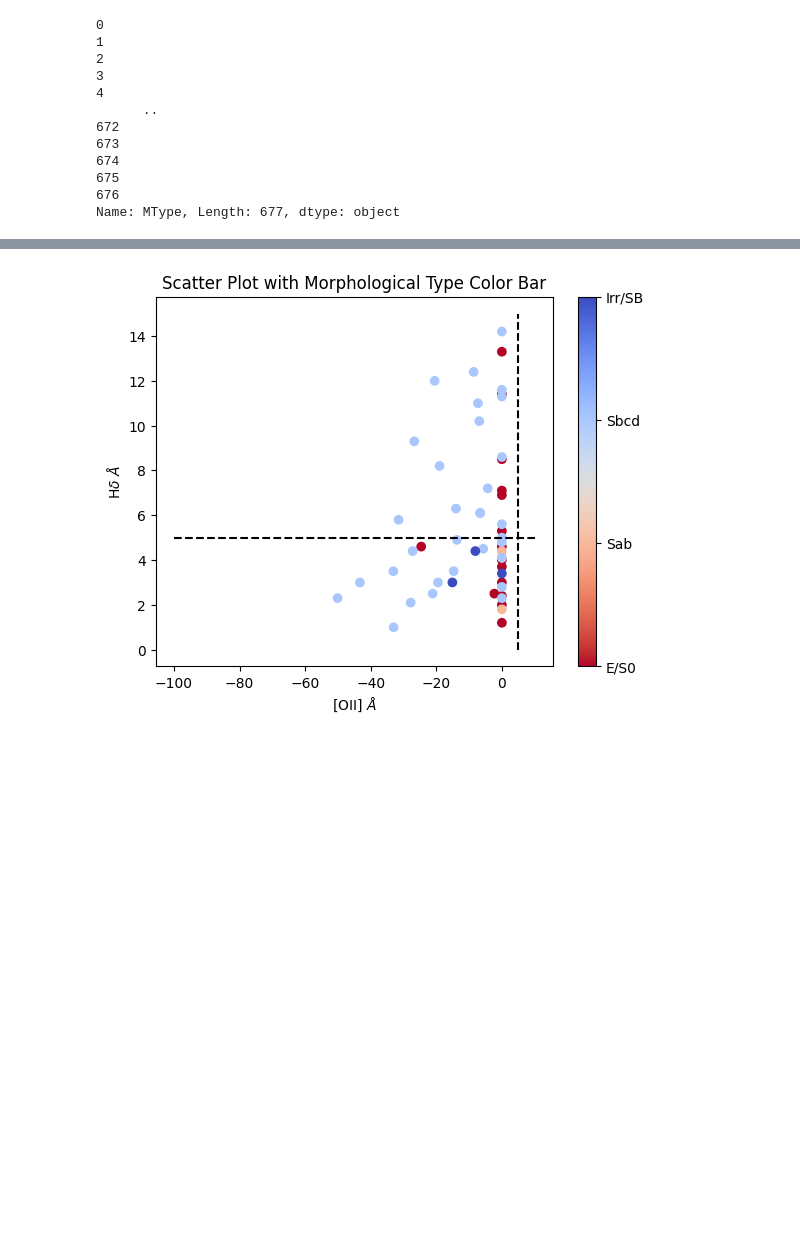
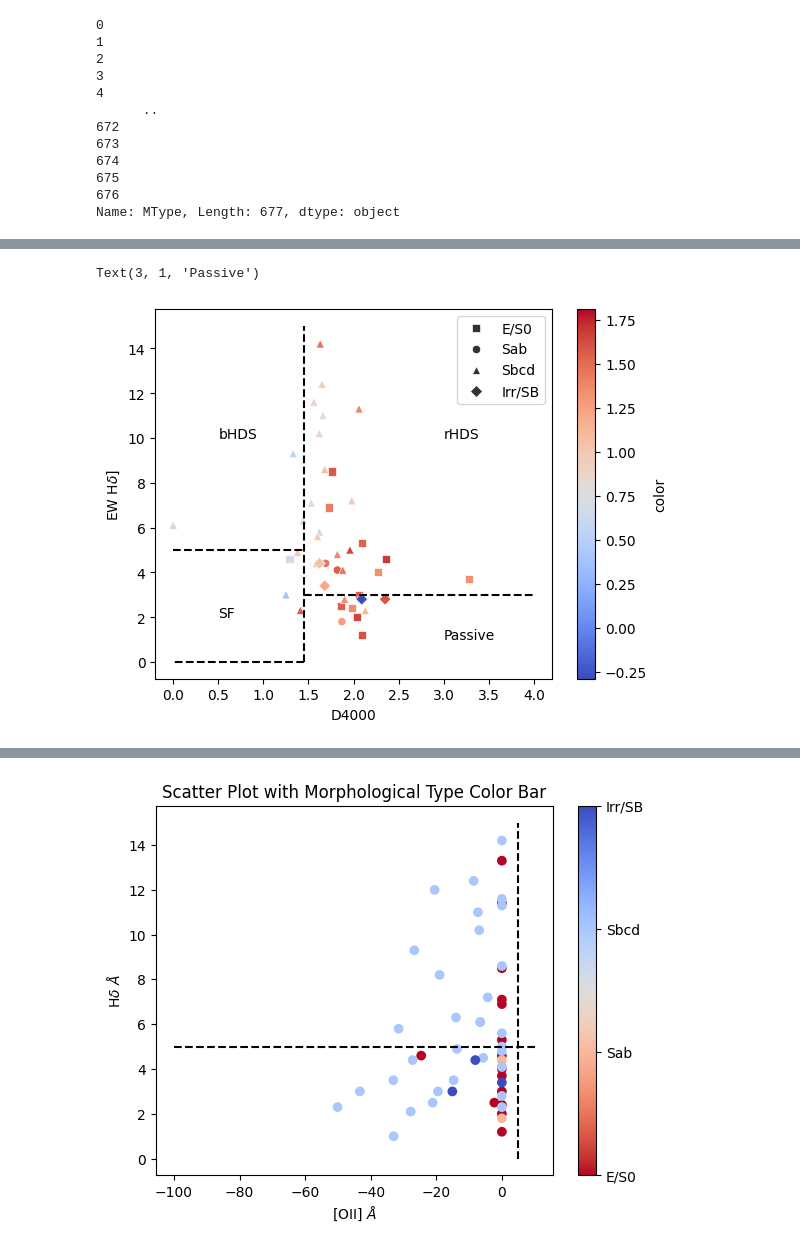
Before and after one commit to patito-mary/egdatos, a Jupyter notebook: manejodedatos.ipynb, the cells around one changed output, grey strips where cells are left out. Drawn from its saved outputs; the diff is of its cells as text; code cells hidden in the pictures; blank space fills up the shorter version.

```diff
--- a/manejodedatos.ipynb
+++ b/manejodedatos.ipynb
@@ -105 +138,32 @@ import seaborn as sns
+# %%
+#plot de datos scattereado
+scatter_plot = sns.scatterplot(x=cluster2['D4000'], y=cluster2['Hdelta'], hue='ColGB', style='MType', data= cluster2, markers=markers, palette='coolwarm')
+#plt.xlim(-80,40)
+#plt.ylim(-2,15)
+plt.xlabel('D4000')
+plt.ylabel('EW H$\delta$]')
+
+handles, labels = scatter_plot.get_legend_handles_labels()
+plt.legend(handles[7:12], labels[7:12])
+
+#colorbar
+sm = ScalarMappable(cmap='coolwarm')
+sm.set_array(cluster2['ColGB'])
+plt.colorbar(sm, label='color', ax=plt.gca())
+
+#lineas
+plt.hlines(5, 0, 1.45, linestyles='dashed', color='black')
+plt.vlines(1.45, 0, 15, linestyles='dashed', color='black')
+plt.hlines(0,1.45, 0, linestyles='dashed', color='black')
+plt.hlines(3,1.45, 4, linestyles='dashed', color='black')
+
+#texto
+plt.text(0.5,2,'SF')
+plt.text(0.5,10,'bHDS')
+plt.text(3,10,'rHDS')
+plt.text(3,1,'Passive')
+#plt.text(20,8,'A+em')
+# %% [output]
+Text(3, 1, 'Passive')
+[figure, added]
 # %%
```
Also changed, not shown: parts of 7 cells of this notebook.
